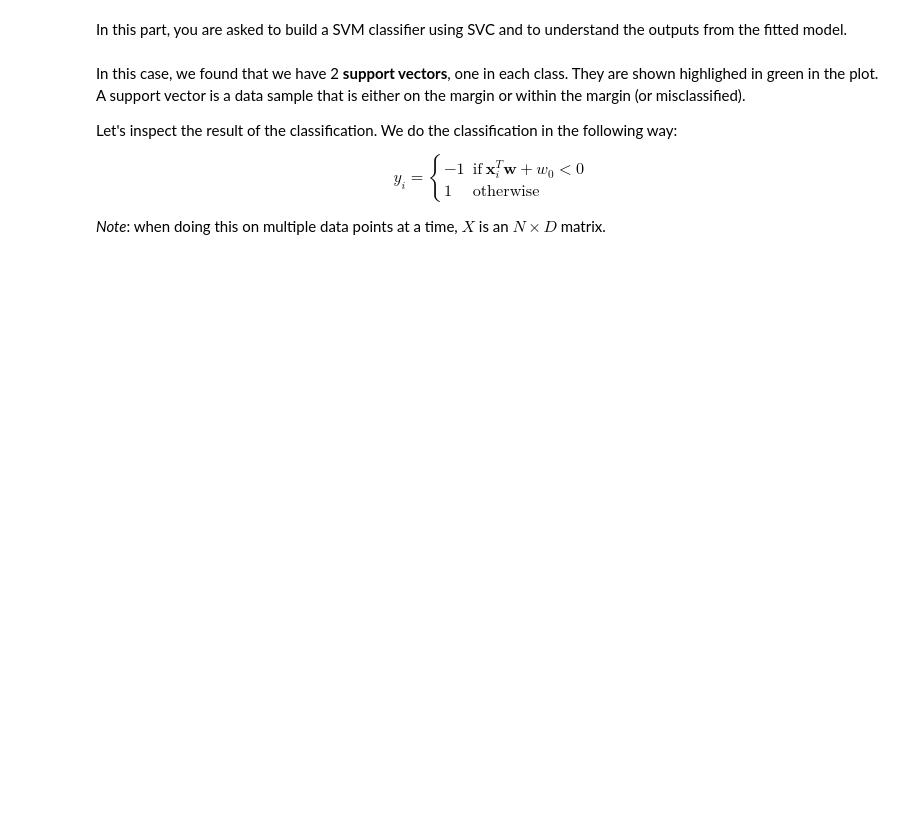
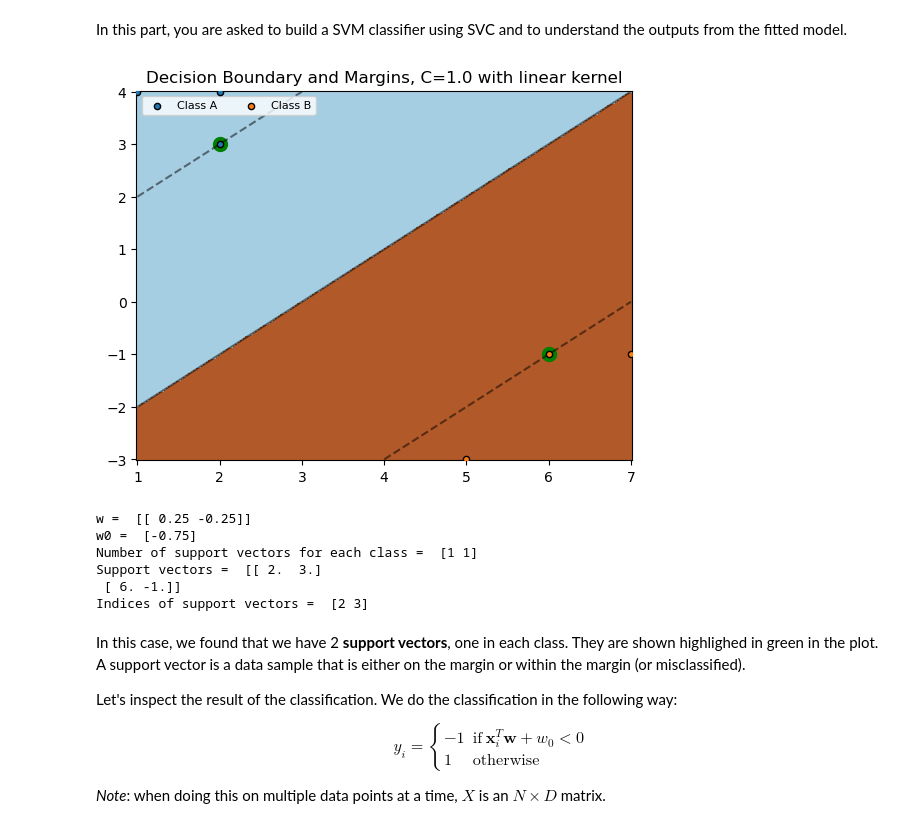
Before and after one commit to davidfarah2003/ML_Jupyter, a Jupyter notebook: exercise_06_svm/exercise.ipynb, the cells around one changed output. Saved outputs shown, nothing was run; the diff lists cells and outputs as text; code cells hidden in the pictures; blank space fills up the shorter version.

```diff
--- a/exercise_06_svm/exercise.ipynb
+++ b/exercise_06_svm/exercise.ipynb
@@ -84,21 +86,29 @@ In this part, you are asked to build a SVM classifier using SVC and to understan
 # %%
 ### WRITE YOUR CODE HERE
 # 1. Declare a SVC with C=1.0 and kernel='linear'
-clf = ...
+clf = SVC(kernel='linear', C=1.0)
 
 # 2. use X and Y to fit the model
-...
+clf.fit(X, Y)
 
 # 3. We show the fitted model
 plot(X, Y, clf)
 
 # Some information we can extract from the model
 # Take note of them as you might need them in the future!
 print('w = ', clf.coef_)
 print('w0 = ', clf.intercept_)
 print('Number of support vectors for each class = ', clf.n_support_)
 print('Support vectors = ', clf.support_vectors_)
 print('Indices of support vectors = ', clf.support_)
+# %% [output]
+[figure, added]
+w =  [[ 0.25 -0.25]]
+w0 =  [-0.75]
+Number of support vectors for each class =  [1 1]
+Support vectors =  [[ 2.  3.]
+ [ 6. -1.]]
+Indices of support vectors =  [2 3]
 # %% [markdown]
 In this case, we found that we have 2 **support vectors**, one in each class. They are shown highlighed in green in the plot. A support vector is a data sample that is either on the margin or within the margin (or misclassified).
 
```
Also changed, not shown: parts of 17 cells of this notebook.
